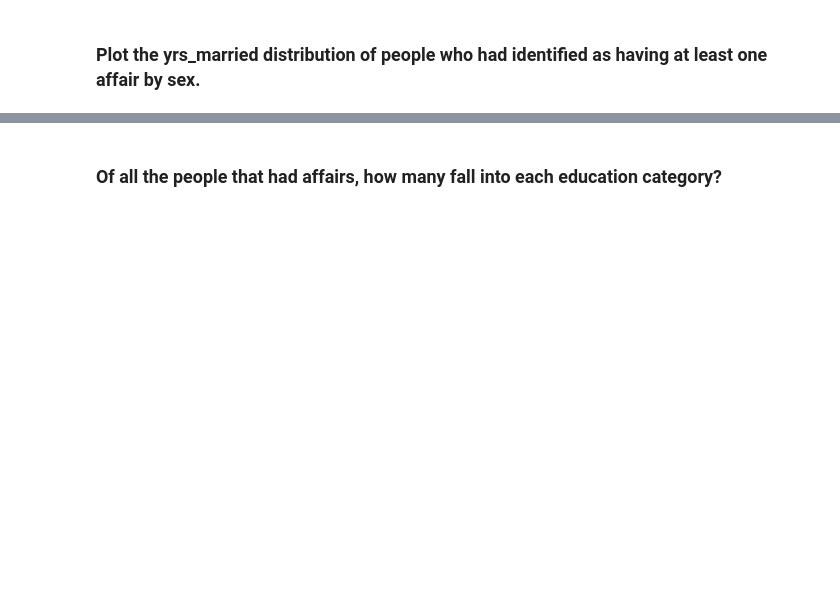
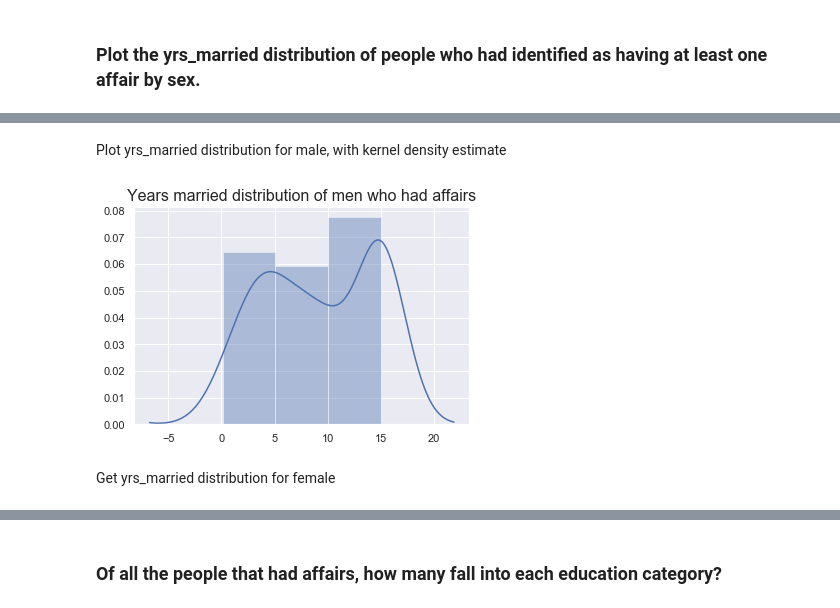
Before and after one commit to corneliailin/aae875_summer2019, a Jupyter notebook: lectures/Week5.ipynb, the cells around one changed output, grey strips where cells are left out. Saved outputs shown, nothing was run; the diff lists cells and outputs as text; code cells hidden in the pictures; blank space fills up the shorter version.

```diff
--- a/lectures/Week5.ipynb
+++ b/lectures/Week5.ipynb
@@ -342,0 +429,17 @@ Text(0, 0.5, 'Number of affairs')
+# %%
+yrs_married_m = []
+
+for row in had_affair_m:
+    yrs_married_m.append(row[index_yrs_married])
+# %% [markdown]
+Plot yrs_married distribution for male, with kernel density estimate
+# %%
+sns.set()
+sns.set_color_codes()
+sns.distplot(yrs_married_m, color = 'b')
+
+plt.title("Years married distribution of men who had affairs", fontsize = 16);
+# %% [output]
+[figure, added]
+# %% [markdown]
+Get yrs_married distribution for female
```
Also changed, not shown: parts of 54 cells of this notebook.
